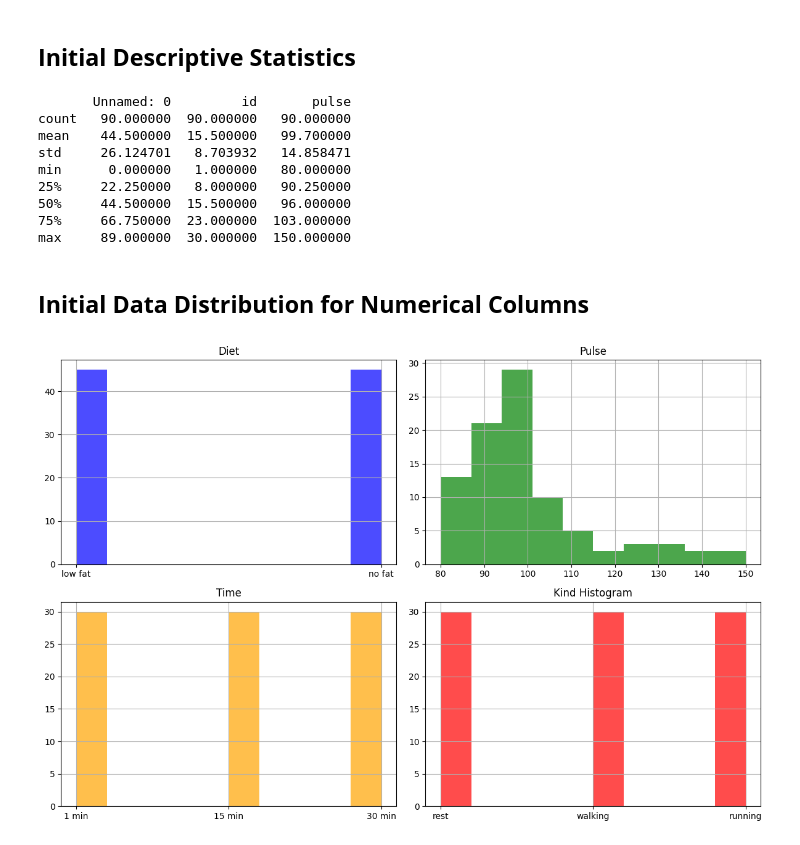
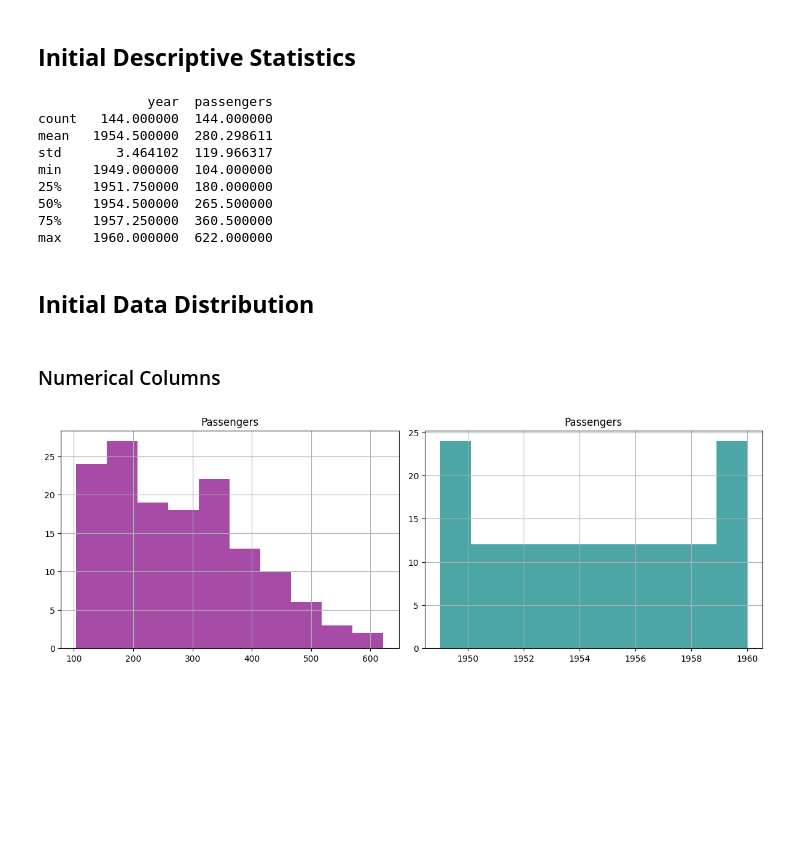
Before and after one commit to kcbreum/datafun-06-eda, a Jupyter notebook: breum_eda.ipynb, the cells around one changed output. Saved outputs shown, nothing was run; the diff lists cells and outputs as text; code cells hidden in the pictures; blank space fills up the shorter version.

```diff
--- a/breum_eda.ipynb
+++ b/breum_eda.ipynb
@@ -16,8 +16,9 @@ import numpy as np
 ## **Data Acquisition**
 # %%
 # Load the dataset into a pandas DataFrame
-exercise = sns.load_dataset('exercise')
+flights = sns.load_dataset('flights')
+print(flights.columns)
 
 # Inspect first rows of the DataFrame
-print(exercise.head())
+print(flights.head())
 # %% [output]
@@ -56,39 +55,33 @@ dtype: object
 # %% [markdown]
 ## **Initial Descriptive Statistics**
 # %%
-print(exercise.describe())
+print(flights.describe())
 # %% [output]
-       Unnamed: 0         id       pulse
-count   90.000000  90.000000   90.000000
-mean    44.500000  15.500000   99.700000
-std     26.124701   8.703932   14.858471
-min      0.000000   1.000000   80.000000
-25%     22.250000   8.000000   90.250000
-50%     44.500000  15.500000   96.000000
-75%     66.750000  23.000000  103.000000
-max     89.000000  30.000000  150.000000
+              year  passengers
+count   144.000000  144.000000
+mean   1954.500000  280.298611
+std       3.464102  119.966317
+min    1949.000000  104.000000
+25%    1951.750000  180.000000
+50%    1954.500000  265.500000
+75%    1957.250000  360.500000
+max    1960.000000  622.000000
 # %% [markdown]
-## **Initial Data Distribution for Numerical Columns**
+## **Initial Data Distribution**
+# %% [markdown]
+### Numerical Columns
 # %%
 plt.figure(figsize=(12, 8))
 
 plt.subplot(2, 2, 1)
-exercise['diet'].hist(color='blue', alpha=0.7)
-plt.title('Diet')
+flights['passengers'].hist(color='purple', alpha=0.7)
+plt.title('Passengers')
 
 plt.subplot(2, 2, 2)
-exercise['pulse'].hist(color='green', alpha=0.7)
-plt.title('Pulse')
-
-plt.subplot(2, 2, 3)
-exercise['time'].hist(color='orange', alpha=0.7)
-plt.title('Time')
-
-plt.subplot(2, 2, 4)
-exercise['kind'].hist(color='red', alpha=0.7)
-plt.title('Kind Histogram')
+flights['year'].hist(color='teal', alpha=0.7)
+plt.title('Passengers')
 
 plt.tight_layout()
 plt.show()
 # %% [output]
-[figure, old version]
+[figure, new version]
```
Also changed, not shown: parts of 14 cells of this notebook.
